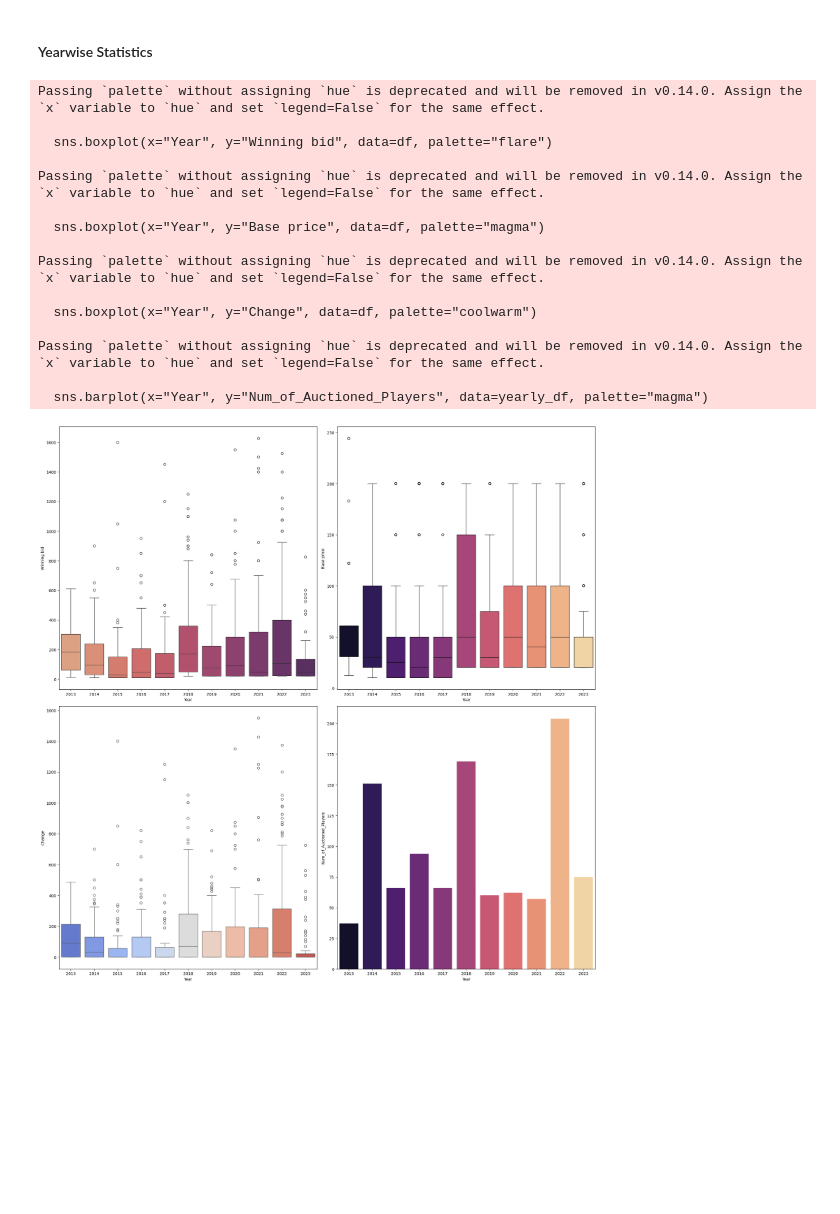
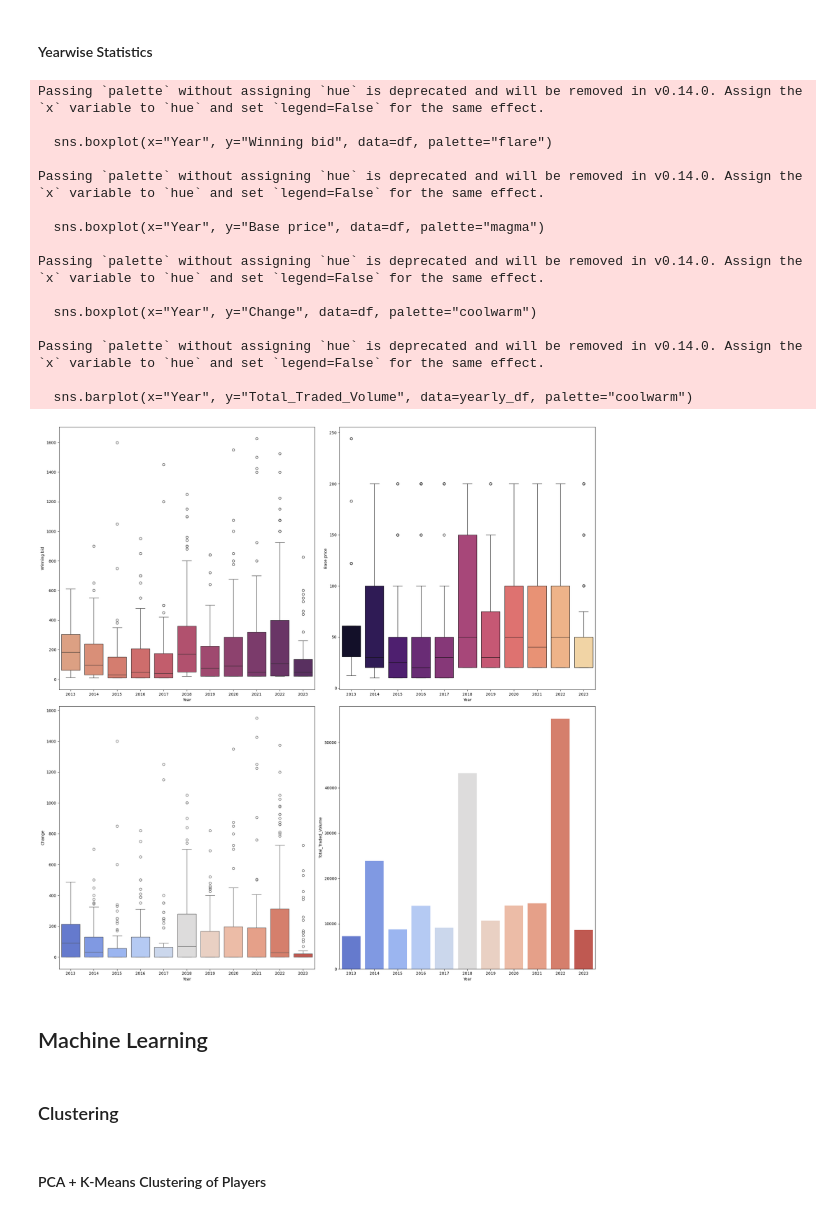
Before and after one commit to arhamaneeq/CFA_Analytics_Induction, a Jupyter notebook: edaNotebook.ipynb, the cells around one changed output. Saved outputs shown, nothing was run; the diff lists cells and outputs as text; code cells hidden in the pictures; blank space fills up the shorter version.

```diff
--- a/edaNotebook.ipynb
+++ b/edaNotebook.ipynb
@@ -371,32 +392,39 @@ Passing `palette` without assigning `hue` is deprecated and will be removed in v
 # %%
 plt.figure(figsize=(20,20))
 plt.subplot(2, 2, 1)
 sns.boxplot(x="Year", y="Winning bid", data=df, palette="flare")
 plt.tight_layout()
 plt.subplot(2,2,2)
 sns.boxplot(x="Year", y="Base price", data=df, palette="magma")
 plt.tight_layout()
 plt.subplot(2,2,3)
 sns.boxplot(x="Year", y="Change", data=df, palette="coolwarm")
 plt.tight_layout()
 plt.subplot(2, 2, 4)
-sns.barplot(x="Year", y="Num_of_Auctioned_Players", data=yearly_df, palette="magma")
+sns.barplot(x="Year", y="Total_Traded_Volume", data=yearly_df, palette="coolwarm")
+plt.tight_layout()
 
 plt.show()
 # %% [output]
 Passing `palette` without assigning `hue` is deprecated and will be removed in v0.14.0. Assign the `x` variable to `hue` and set `legend=False` for the same effect.
 
   sns.boxplot(x="Year", y="Winning bid", data=df, palette="flare")
 
 Passing `palette` without assigning `hue` is deprecated and will be removed in v0.14.0. Assign the `x` variable to `hue` and set `legend=False` for the same effect.
 
   sns.boxplot(x="Year", y="Base price", data=df, palette="magma")
 
 Passing `palette` without assigning `hue` is deprecated and will be removed in v0.14.0. Assign the `x` variable to `hue` and set `legend=False` for the same effect.
 
   sns.boxplot(x="Year", y="Change", data=df, palette="coolwarm")
 
 Passing `palette` without assigning `hue` is deprecated and will be removed in v0.14.0. Assign the `x` variable to `hue` and set `legend=False` for the same effect.
 
-  sns.barplot(x="Year", y="Num_of_Auctioned_Players", data=yearly_df, palette="magma")
+  sns.barplot(x="Year", y="Total_Traded_Volume", data=yearly_df, palette="coolwarm")
-[figure, old version]
+[figure, new version]
+# %% [markdown]
+## Machine Learning
+# %% [markdown]
+### Clustering
+# %% [markdown]
+#### PCA + K-Means Clustering of Players
```
Also changed, not shown: parts of 17 cells of this notebook, 1 other file.
